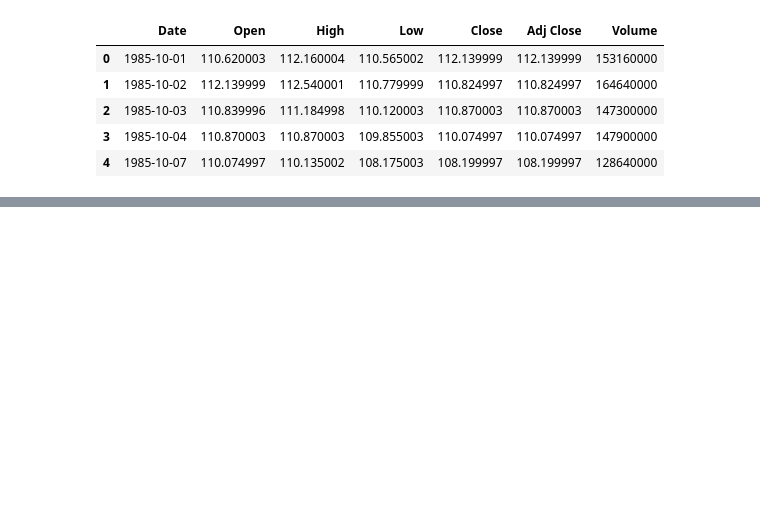
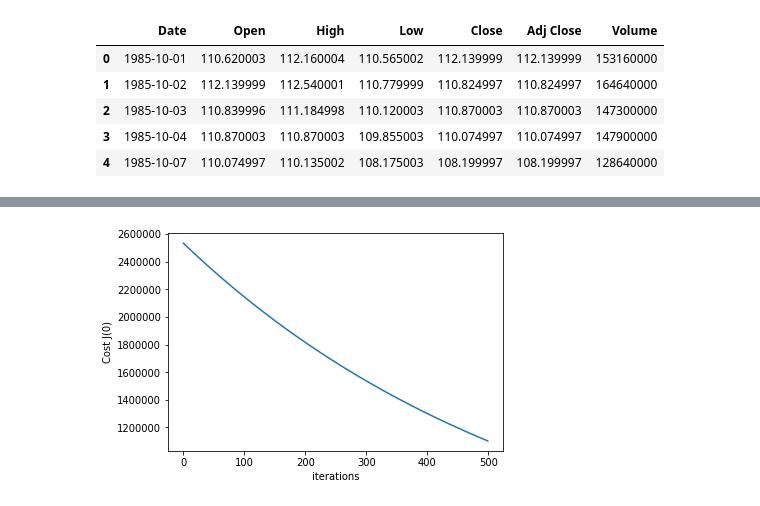
Before and after one commit to danielboloc/ML_PROJECTS, a Jupyter notebook: LinearRegression/PredictStockPrices/PredictStockPrices.ipynb, the cells around one changed output, grey strips where cells are left out. Cells and saved outputs as stored; diff of their text form; code cells hidden in the pictures; blank space fills up the shorter version.

```diff
--- a/LinearRegression/PredictStockPrices/PredictStockPrices.ipynb
+++ b/LinearRegression/PredictStockPrices/PredictStockPrices.ipynb
@@ -86,0 +116,13 @@ Date
+# %%
+# define the cost function in a vectorized way
+def computeCost(X, y, theta):
+    m = len(y)
+    J = 0
+    # In the course and the formula we multiply theta.transpose x X. But in a vectorized way the following works:
+    # Here we multiply a matrix of 97x2 · 2x1. The result will be a vector 'h' of dimensions 97x1.
+    h = X.dot(theta)
+    # 'h' and 'y' have the same dimensions. Calculate the square error.
+    sq_er = (h-y)**2
+    # Calculate Cost Function and return it.
+    J = 1/(2*m) * np.sum(sq_er)
+    return J
@@ -86,0 +180,9 @@ Date
+# %%
+# Plot cost vs iterations for one variable
+# Seems good as it decreases with iterations
+plt.plot(np.arange(iterations),J_history)
+plt.xlabel("iterations")
+plt.ylabel("Cost J(0)")
+plt.show()
+# %% [output]
+[figure, added]
```
Also changed, not shown: parts of 7 cells of this notebook.
